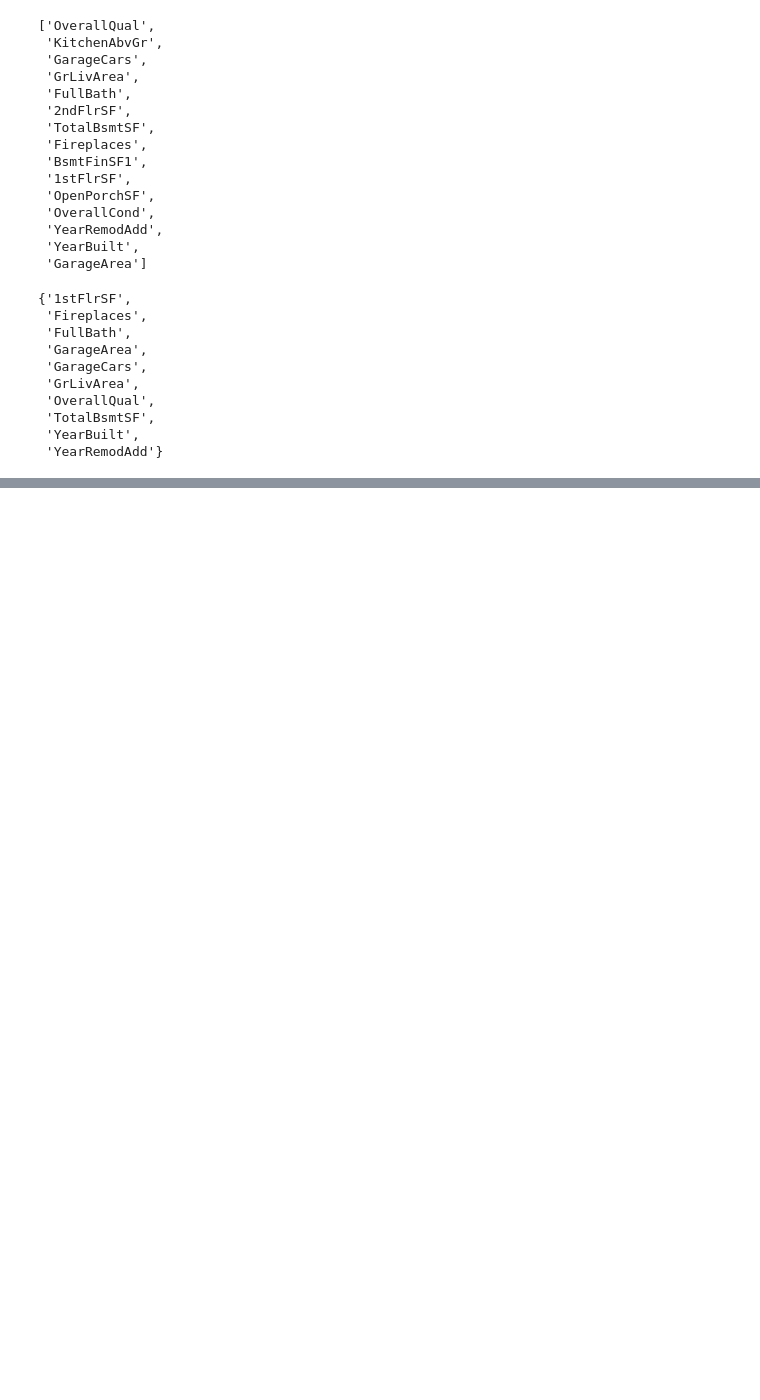
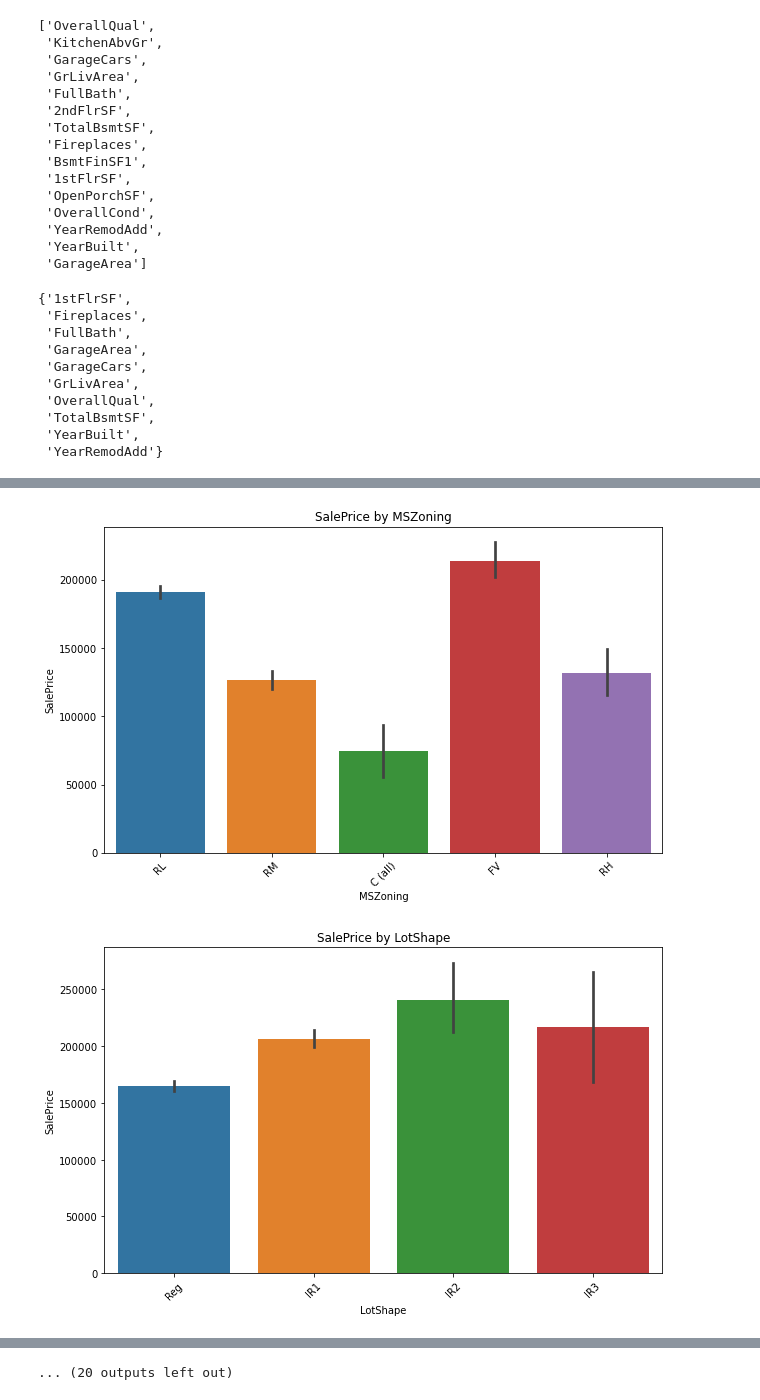
Before and after one commit to brianellis1997/House_Prices, a Jupyter notebook: EDA.ipynb, the cells around one changed output, grey strips where cells are left out. Drawn from its saved outputs; the diff is of its cells as text; code cells hidden in the pictures; blank space fills up the shorter version.

```diff
--- a/EDA.ipynb
+++ b/EDA.ipynb
@@ -460,0 +530,19 @@ common_elements
+# %%
+# List of variables to remove
+variables_to_remove = ['Street', 'Utilities', 'Condition2', 'RoofMatl', 'Heating']
+
+# Remove variables from the categorical_cols list
+for var in variables_to_remove:
+    if var in categorical_cols:
+        categorical_cols.remove(var)
+# %%
+# Group Statistics
+for col in categorical_cols:
+    plt.figure(figsize=(10, 6))
+    sns.barplot(data=train, x=col, y='SalePrice')
+    plt.title(f'SalePrice by {col}')
+    plt.xticks(rotation=45)
+    plt.show()
+# %% [output]
+[figure, added]
+[figure, added]
@@ -460,0 +559 @@ common_elements
+... (20 outputs left out)
```
Also changed, not shown: parts of 61 cells of this notebook.
